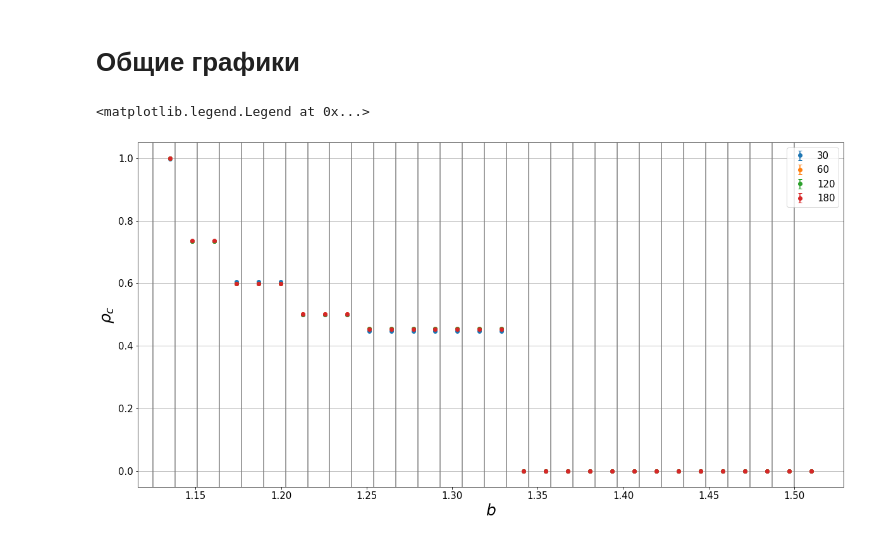
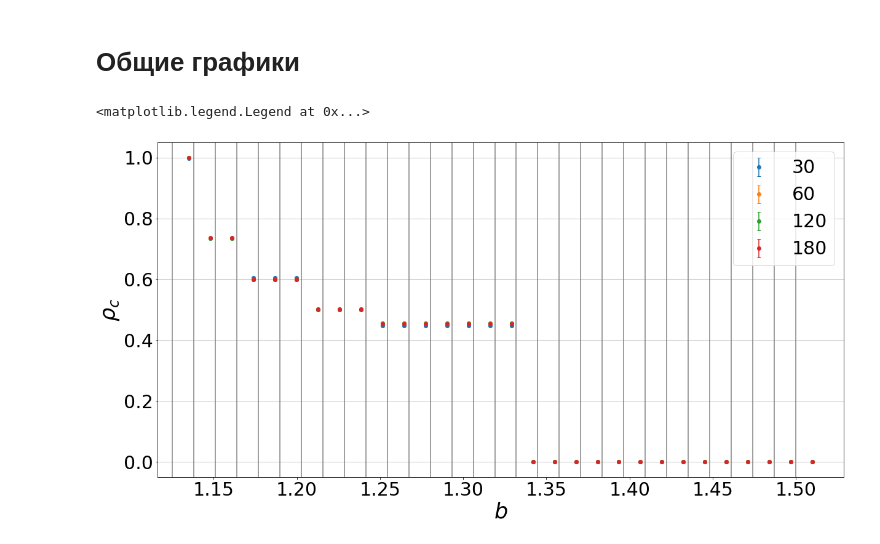
Before and after one commit to bu147/async_game, a Jupyter notebook: size_dependency.ipynb, the cells around one changed output. Drawn from its saved outputs; the diff is of its cells as text; code cells hidden in the pictures.

```diff
--- a/size_dependency.ipynb
+++ b/size_dependency.ipynb
@@ -427,20 +427,20 @@ ax.grid(b=True,axis='y')
 # %%
 #График зависимости плотности от b
 fig,ax = plt.subplots(1, 1, figsize=(20, 10))
 ax.errorbar(bs, p_tilda30_copy, err30_copy, fmt='o', capsize=3, label='30')
 ax.errorbar(bs, p_tilda60_copy, err60_copy, fmt='o', capsize=3, label='60')
 ax.errorbar(bs, p_tilda120_copy, err120_copy, fmt='o', capsize=3, label='120')
 ax.errorbar(bs, p_tilda180_copy, err180_copy, fmt='o', capsize=3, label='180')
-ax.set_xlabel('$%s$'%'b',fontsize=25)
-ax.set_ylabel('$%s$'%'\\rho_c',fontsize=25)
+ax.set_xlabel('$%s$'%'b',fontsize=35)
+ax.set_ylabel('$%s$'%'\\rho_c',fontsize=35)
 for i in range(m):
     ax.axvline(bs[i] - eps, color='grey')
-ax.tick_params(axis='both', which='major', labelsize=15)
+ax.tick_params(axis='both', which='major', labelsize=30)
 ax.grid(b=True,axis='y')
-ax.legend(prop={'size': 15})
+ax.legend(prop={'size': 30})
 # %% [output]
 <matplotlib.legend.Legend at 0x...>
-[figure, old version]
+[figure, new version]
 # %%
 fig, ax = plt.subplots(m,1,figsize=(12, 8 * m))
 reverse_sizes = np.array([1/180, 1/120, 1/60, 1/30])
```
Also changed, not shown: parts of 2 cells of this notebook, 2 other files.
